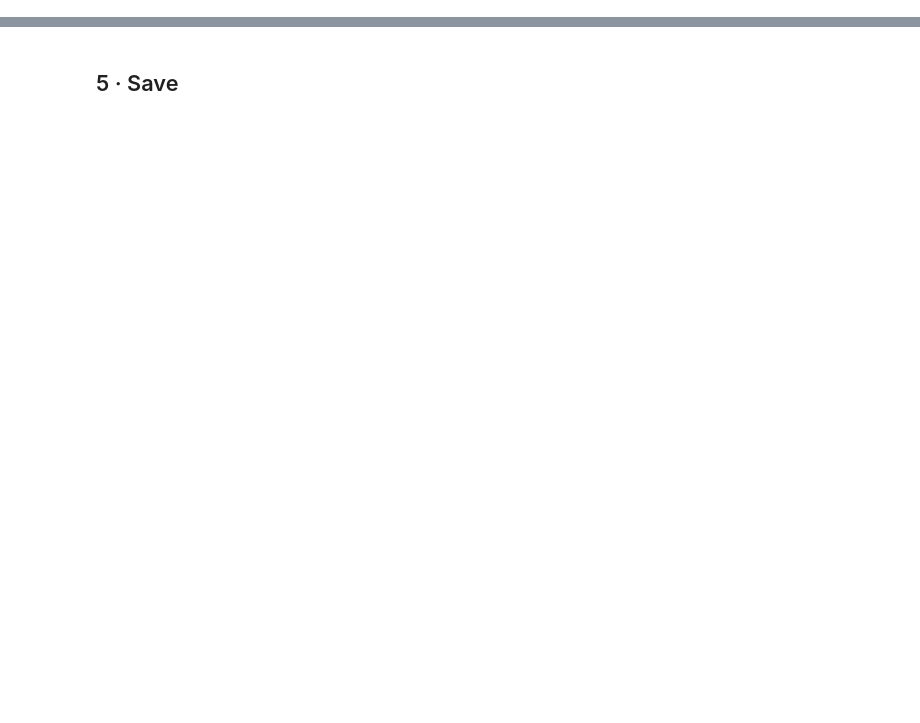
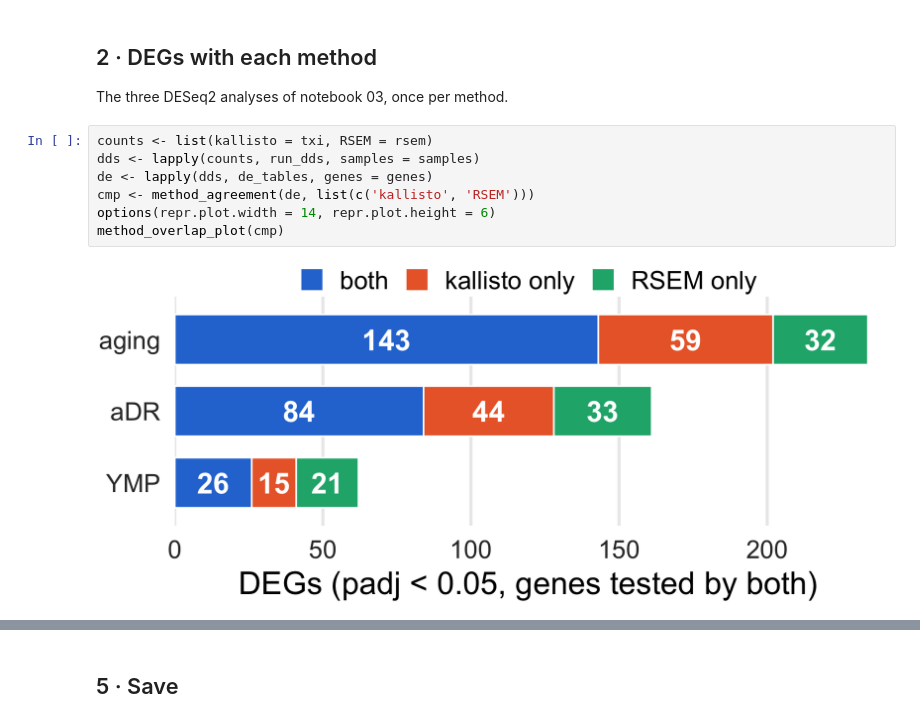
Before and after one commit to Jeffateth/RNAseq_aging, a Jupyter notebook: notebooks/04_compare_methods.ipynb, the cells around one changed output, grey strips where cells are left out. Saved outputs shown, nothing was run; the diff lists cells and outputs as text; blank space fills up the shorter version.

```diff
--- a/notebooks/04_compare_methods.ipynb
+++ b/notebooks/04_compare_methods.ipynb
@@ -170,0 +56,12 @@ A tibble: 2 × 14
+# %% [markdown]
+## 2 · DEGs with each method
+The three DESeq2 analyses of notebook 03, once per method.
+# %%
+counts <- list(kallisto = txi, RSEM = rsem)
+dds <- lapply(counts, run_dds, samples = samples)
+de <- lapply(dds, de_tables, genes = genes)
+cmp <- method_agreement(de, list(c('kallisto', 'RSEM')))
+options(repr.plot.width = 14, repr.plot.height = 6)
+method_overlap_plot(cmp)
+# %% [output]
+[figure, added]
```
Also changed, not shown: parts of 35 cells of this notebook, 37 other files.
